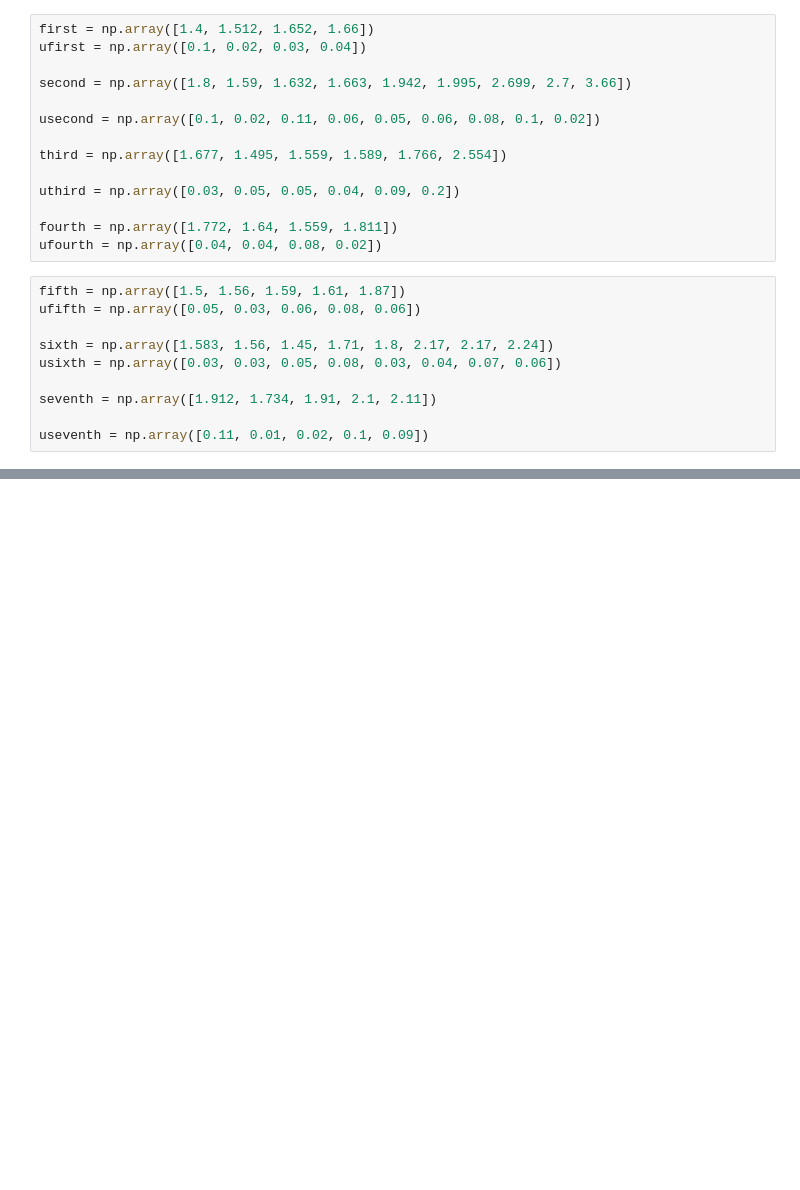
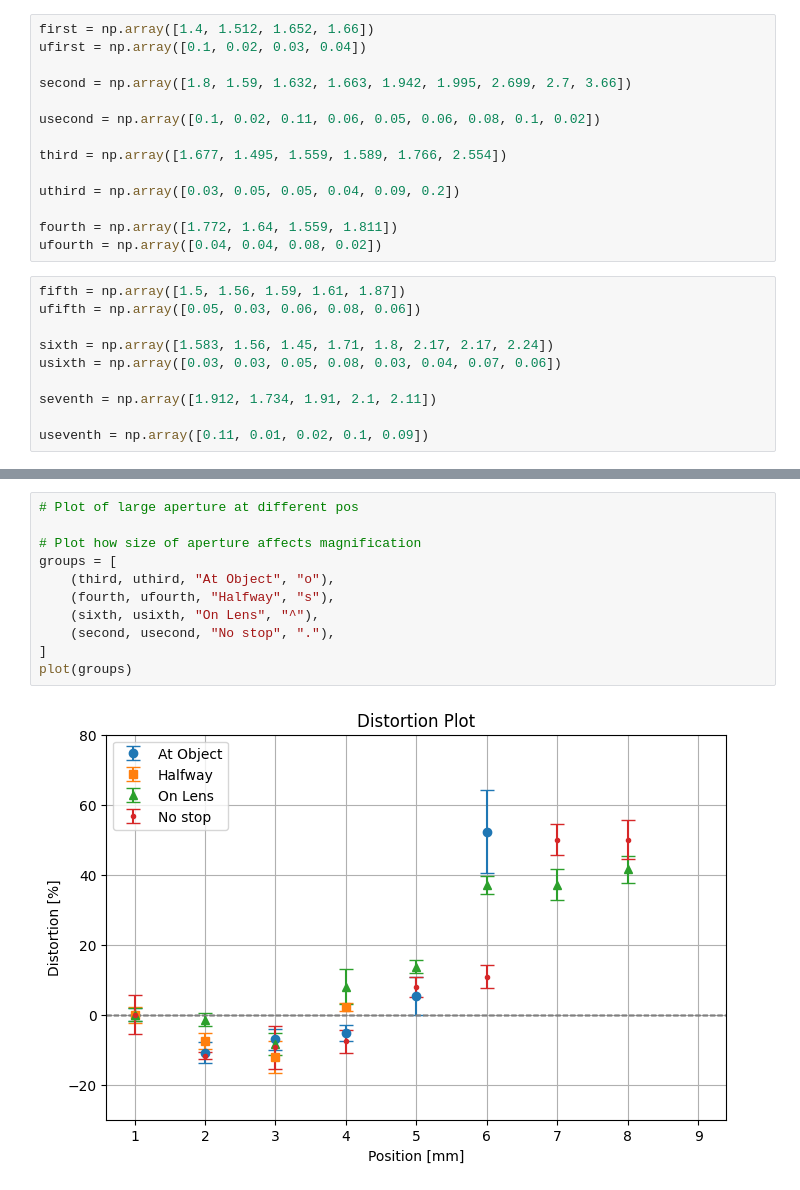
Before and after one commit to fadifarook/PHY424-Advanced-Labs, a Jupyter notebook: Lenses/Distortion_Nov22.ipynb, the cells around one changed output, grey strips where cells are left out. Drawn from its saved outputs; the diff is of its cells as text; blank space fills up the shorter version.

```diff
--- a/Lenses/Distortion_Nov22.ipynb
+++ b/Lenses/Distortion_Nov22.ipynb
@@ -47,0 +106,13 @@ udiscover = np.array([0.08, 0.04, 0.01, 0.06, 0.08, 0.04])
+# %%
+# Plot of large aperture at different pos
+
+# Plot how size of aperture affects magnification
+groups = [
+    (third, uthird, "At Object", "o"),
+    (fourth, ufourth, "Halfway", "s"),
+    (sixth, usixth, "On Lens", "^"),
+    (second, usecond, "No stop", "."),
+]
+plot(groups)
+# %% [output]
+[figure, added]
```
Also changed, not shown: parts of 7 cells of this notebook, 3 other files.
